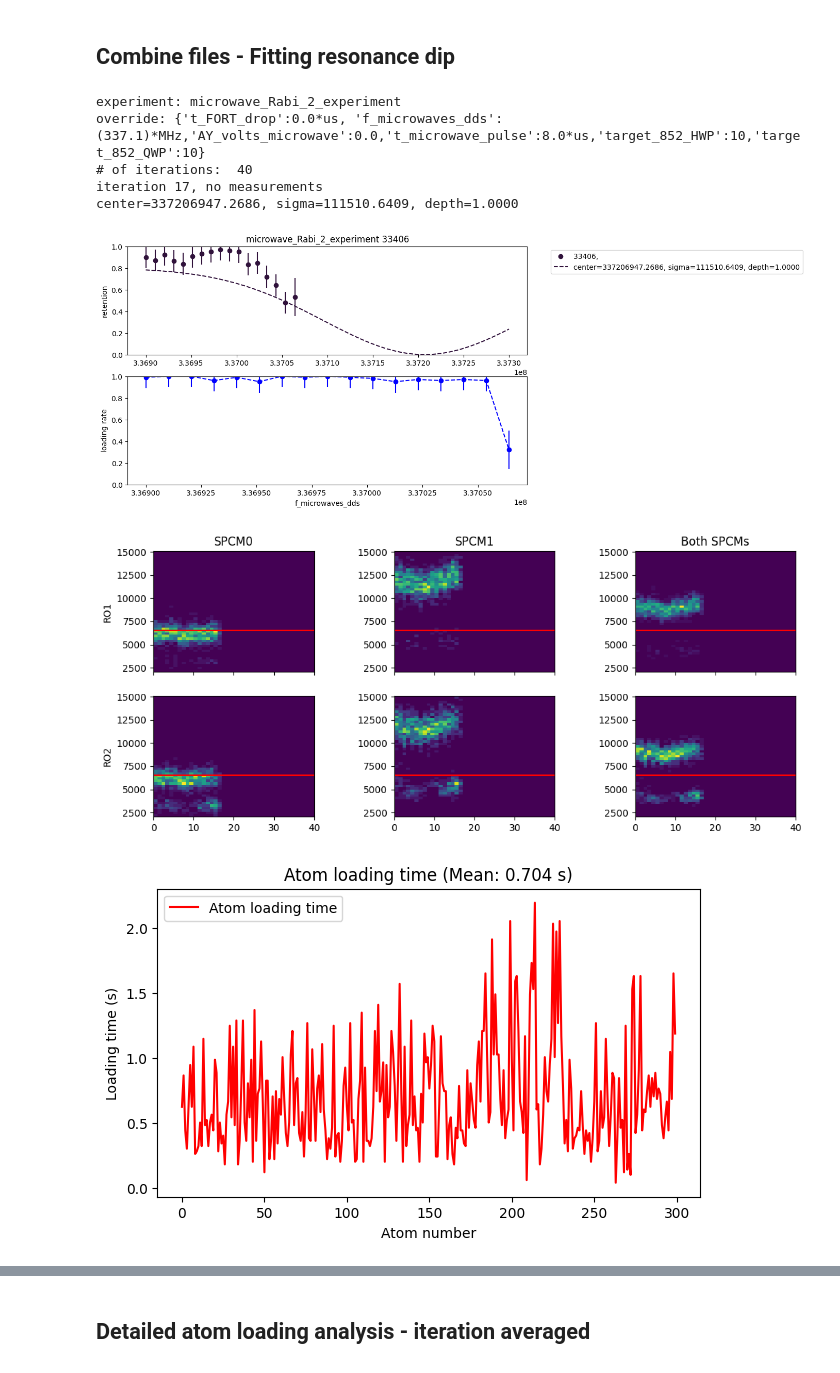
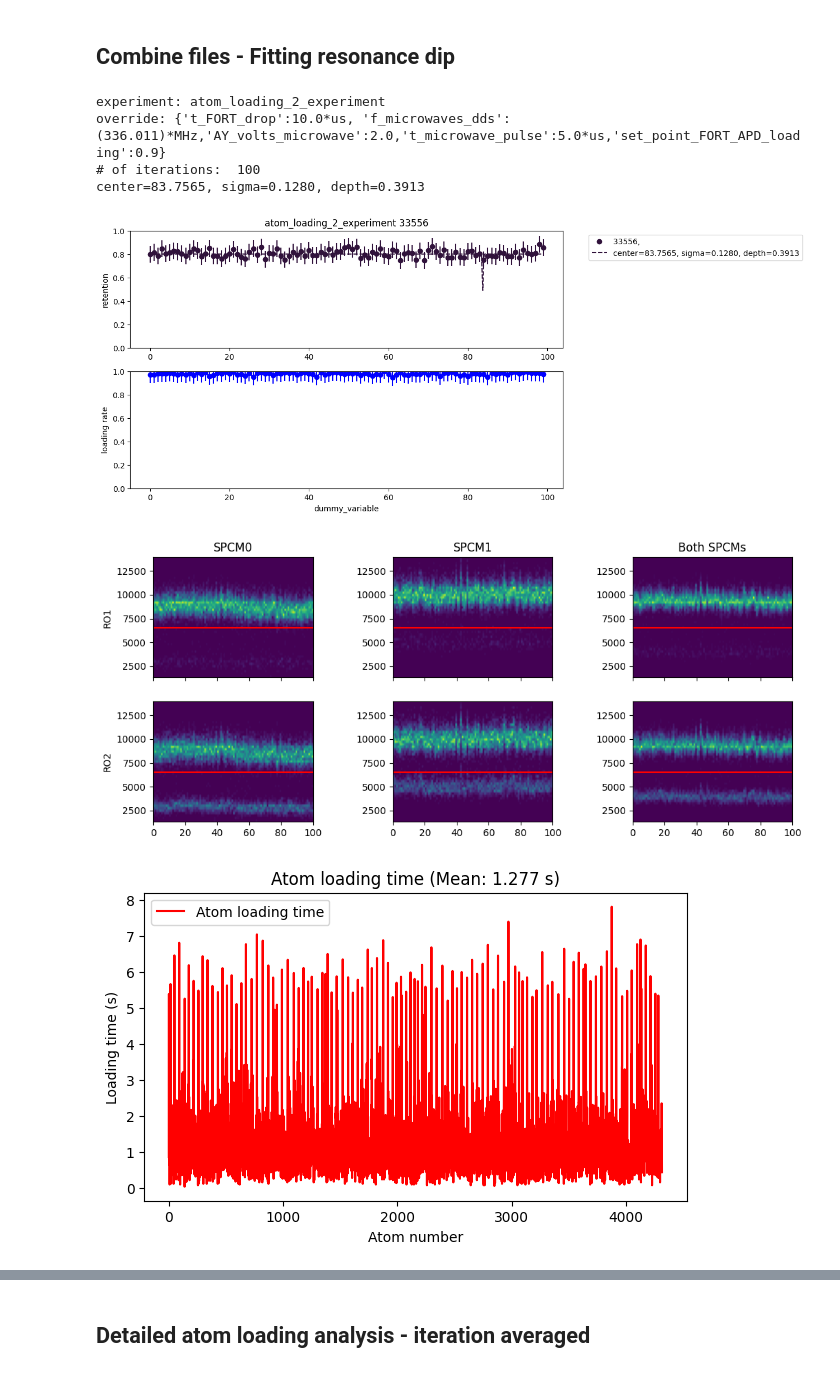
Before and after one commit to QuantumQuadrate/qn_artiq_routines, a Jupyter notebook: Analysis/Single atom analysis/atom_loading_analysis_2025.ipynb, the cells around one changed output, grey strips where cells are left out. Saved outputs shown, nothing was run; the diff lists cells and outputs as text; code cells hidden in the pictures.

```diff
--- a/Analysis/Single atom analysis/atom_loading_analysis_2025.ipynb
+++ b/Analysis/Single atom analysis/atom_loading_analysis_2025.ipynb
@@ -23,7 +23,7 @@ print(set_point_PD6_AOM_A6)
 0.078
 0.078
 # %%
-date_filters = ["2026-02-11"]
+date_filters = ["2026-02-14","2026-02-15"]
 
 from matplotlib import pyplot as plt
 import matplotlib as mpl
@@ -100,14 +100,14 @@ With fitting the resonance for microwave scans
 """
 ### the file(s) to analyze:
 file_indices = {
-    22:'',
+    0:'',
     # 45:'',
     # 47:'',
     # 49:'',
     # 51:'',
 }
 
-# file_indices = {i: '' for i in range(9, 18, 2)}
+# file_indices = {i: '' for i in range(0, 20, 2)}
 
 compare = True # compare multiple files in the same retention and loading plots
 otsu_threshold = False # compute threshold using Otsu method instead doing it by eye. only work when require atom loading = False
@@ -373,39 +373,38 @@ plt.show()
 ## We can slice the array to separate iterations later, if we want.
 combined_atom_loading_times = list(itertools.chain(*all_atom_loading_times))
 mean_loading_time = np.mean(combined_atom_loading_times)
 plt.figure(figsize=(7, 4))
 plt.plot(combined_atom_loading_times, 'r-', label='Atom loading time')
 plt.xlabel("Atom number")
 plt.ylabel("Loading time (s)")
 plt.title(f"Atom loading time (Mean: {mean_loading_time:.3f} s)")
 # plt.title(f"Combined Atom Loading Time for All Files")
 plt.legend(loc='best')
 plt.show()
 
 
 #### Plot FORT multimode fiber
 plt.figure(figsize=(7, 4))
 plt.plot(FORT_MM_monitor, 'r-', label='FORT multimode fiber')
-plt.xlabel("Atom number")
+plt.xlabel("feedback run number")
 plt.ylabel("FORT MM monitor")
 # plt.title(f"FORT MM fiber")
 plt.legend(loc='best')
 plt.show()
 
 
 # Plot the histogram of combined Atom_loading_time
 plt.figure(figsize=(7, 4))
 plt.hist(combined_atom_loading_times, bins=50, edgecolor='black', alpha=0.7)
 plt.xlabel("Atom Loading Time (s)")
 plt.ylabel("Frequency")
 plt.title(f"Histogram of Combined Atom Loading Time")
 plt.show()
 # %% [output]
-experiment: microwave_Rabi_2_experiment
-override: {'t_FORT_drop':0.0*us, 'f_microwaves_dds':(337.1)*MHz,'AY_volts_microwave':0.0,'t_microwave_pulse':8.0*us,'target_852_HWP':10,'target_852_QWP':10}
-# of iterations:  40
-iteration 17, no measurements
-center=337206947.2686, sigma=111510.6409, depth=1.0000
+experiment: atom_loading_2_experiment
+override: {'t_FORT_drop':10.0*us, 'f_microwaves_dds':(336.011)*MHz,'AY_volts_microwave':2.0,'t_microwave_pulse':5.0*us,'set_point_FORT_APD_loading':0.9}
+# of iterations:  100
+center=83.7565, sigma=0.1280, depth=0.3913
-[figure, old version]
+[figure, new version]
-[figure, old version]
+[figure, new version]
-[figure, old version]
+[figure, new version]
```
Also changed, not shown: parts of 19 cells of this notebook, 6 other files.
